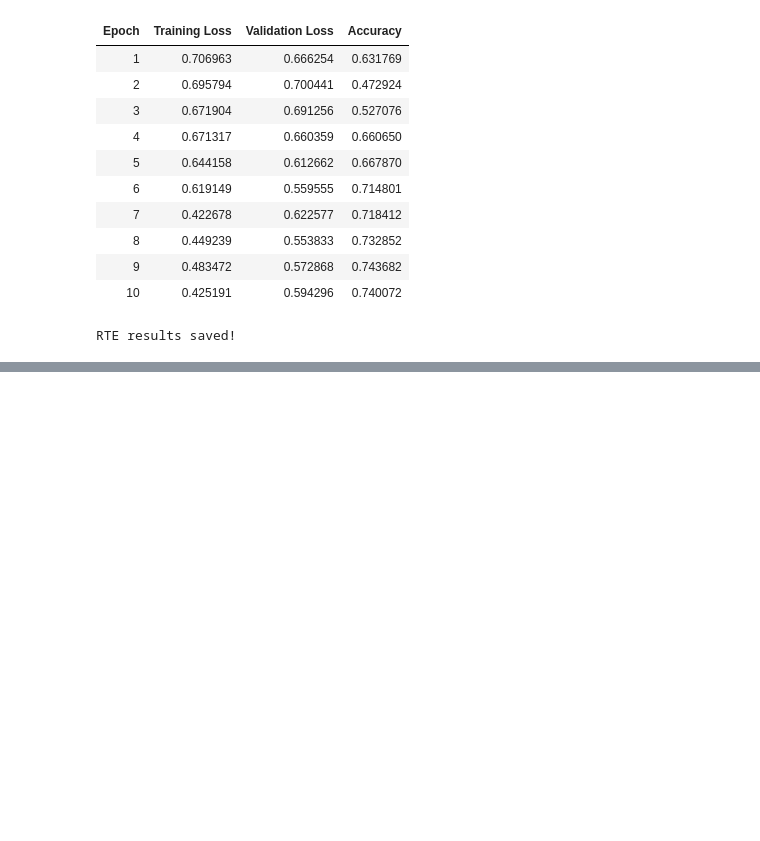
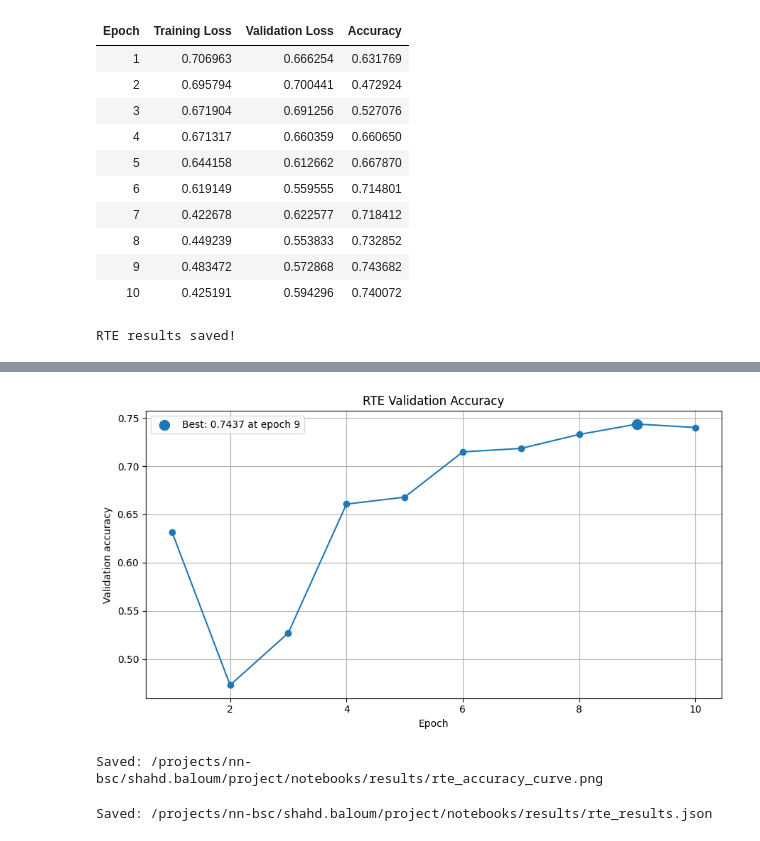
Before and after one commit to shoshe1/nn_project, a Jupyter notebook: notebooks/rte_lora_roberta.ipynb, the cells around one changed output, grey strips where cells are left out. Saved outputs shown, nothing was run; the diff lists cells and outputs as text; code cells hidden in the pictures; blank space fills up the shorter version.

```diff
--- a/notebooks/rte_lora_roberta.ipynb
+++ b/notebooks/rte_lora_roberta.ipynb
@@ -230,0 +340,80 @@ RTE results saved!
+# %%
+plt.figure(figsize=(9, 5))
+
+plt.plot(
+    epochs,
+    accuracy_scores,
+    marker="o",
+)
+
+best_epoch = epochs[
+    accuracy_scores.index(max(accuracy_scores))
+]
+
+best_accuracy = max(accuracy_scores)
+
+plt.scatter(
+    [best_epoch],
+    [best_accuracy],
+    s=100,
+    label=(
+        f"Best: {best_accuracy:.4f} "
+        f"at epoch {best_epoch}"
+    ),
+)
+
+plt.xlabel("Epoch")
+plt.ylabel("Validation accuracy")
+plt.title("RTE Validation Accuracy")
+plt.legend()
+plt.grid(True)
+plt.tight_layout()
+
+accuracy_plot_path = RESULTS_DIR / "rte_accuracy_curve.png"
+
+plt.savefig(
+    accuracy_plot_path,
+    dpi=300,
+    bbox_inches="tight",
+)
+
+plt.show()
+
+print("Saved:", accuracy_plot_path)
+# %% [output]
+[figure, added]
+Saved: /projects/nn-bsc/shahd.baloum/project/notebooks/results/rte_accuracy_curve.png
+# %%
+rte_results = {
+    "task": "RTE",
+    "model": "roberta-base",
+    "method": "LoRA",
+    "best_validation_accuracy": best_accuracy,
+    "best_epoch": best_epoch,
+    "final_epoch_accuracy": accuracy_scores[-1],
+    "num_train_epochs": 10,
+    "learning_rate": 5e-4,
+    "lora_rank": 8,
+    "lora_alpha": 16,
+    "target_modules": ["query", "value"],
+    "trainable_parameters": 887042,
+    "trainable_percentage": 0.7066,
+}
+
+metrics_path = RESULTS_DIR / "rte_results.json"
+
+with metrics_path.open("w", encoding="utf-8") as file:
+    json.dump(
+        rte_results,
+        file,
+        indent=2,
+    )
+
+results_df.to_csv(
+    RESULTS_DIR / "rte_epoch_history.csv",
+    index=False,
+)
+
+print("Saved:", metrics_path)
+# %% [output]
+Saved: /projects/nn-bsc/shahd.baloum/project/notebooks/results/rte_results.json
```
Also changed, not shown: parts of 3 cells of this notebook, 4 other files.
